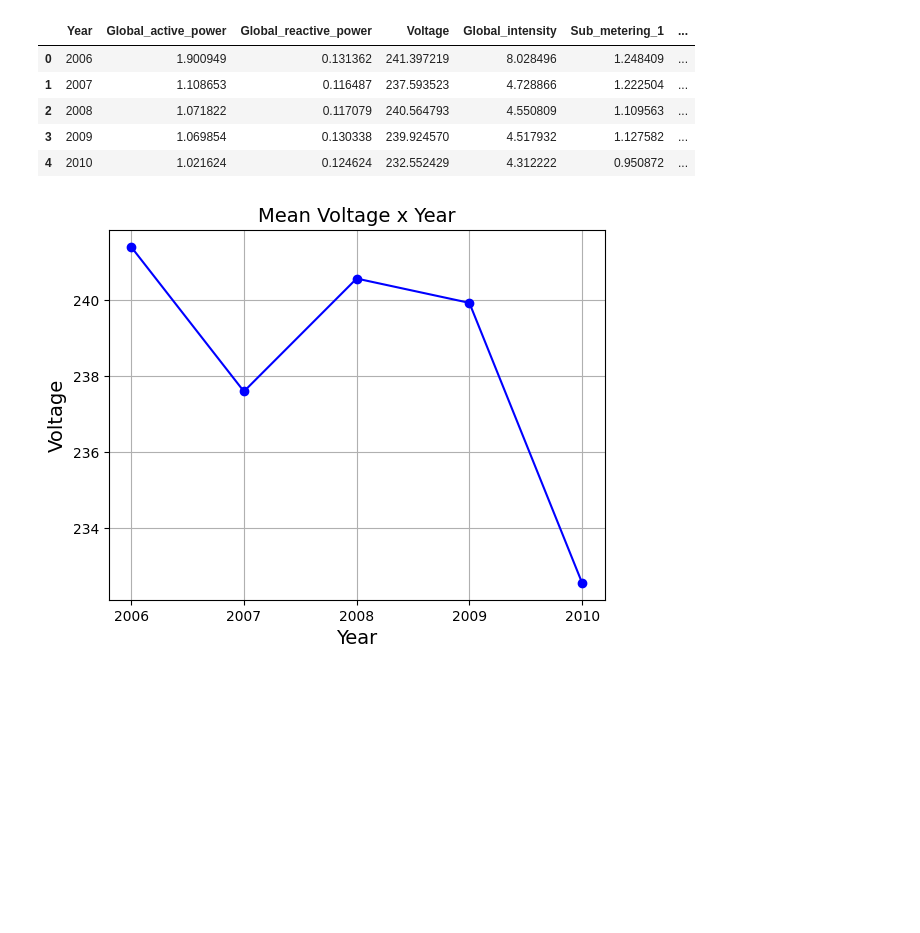
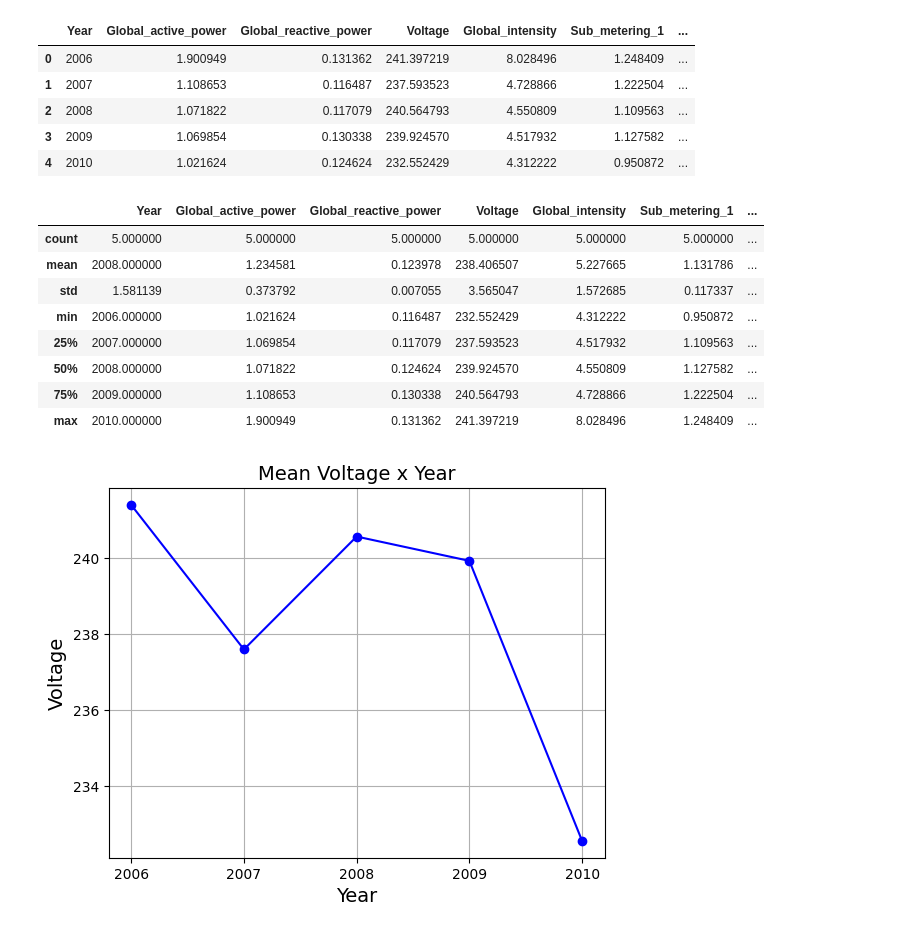
Before and after one commit to marcosmorais94/household_power_consumption, a Jupyter notebook: household_power_predict.ipynb, the cells around one changed output. Saved outputs shown, nothing was run; the diff lists cells and outputs as text; code cells hidden in the pictures; blank space fills up the shorter version.

```diff
--- a/household_power_predict.ipynb
+++ b/household_power_predict.ipynb
@@ -170,5 +167,18 @@ bd_plot
 | 2 | 2008 | 1.071822 | 0.117079 | 240.564793 | 4.550809 | 1.109563 | ... |
 | 3 | 2009 | 1.069854 | 0.130338 | 239.924570 | 4.517932 | 1.127582 | ... |
 | 4 | 2010 | 1.021624 | 0.124624 | 232.552429 | 4.312222 | 0.950872 | ... |
+# %%
+# Sumário estatístico da base bd_plot
+bd_plot.describe()
+# %% [output]
+|  | Year | Global_active_power | Global_reactive_power | Voltage | Global_intensity | Sub_metering_1 | ... |
+| count | 5.000000 | 5.000000 | 5.000000 | 5.000000 | 5.000000 | 5.000000 | ... |
+| mean | 2008.000000 | 1.234581 | 0.123978 | 238.406507 | 5.227665 | 1.131786 | ... |
+| std | 1.581139 | 0.373792 | 0.007055 | 3.565047 | 1.572685 | 0.117337 | ... |
+| min | 2006.000000 | 1.021624 | 0.116487 | 232.552429 | 4.312222 | 0.950872 | ... |
+| 25% | 2007.000000 | 1.069854 | 0.117079 | 237.593523 | 4.517932 | 1.109563 | ... |
+| 50% | 2008.000000 | 1.071822 | 0.124624 | 239.924570 | 4.550809 | 1.127582 | ... |
+| 75% | 2009.000000 | 1.108653 | 0.130338 | 240.564793 | 4.728866 | 1.222504 | ... |
+| max | 2010.000000 | 1.900949 | 0.131362 | 241.397219 | 8.028496 | 1.248409 | ... |
 # %%
 # Gráfico de linhas para análise do comportamento do consumo médio ao longo dos anos
```
Also changed, not shown: parts of 39 cells of this notebook.
